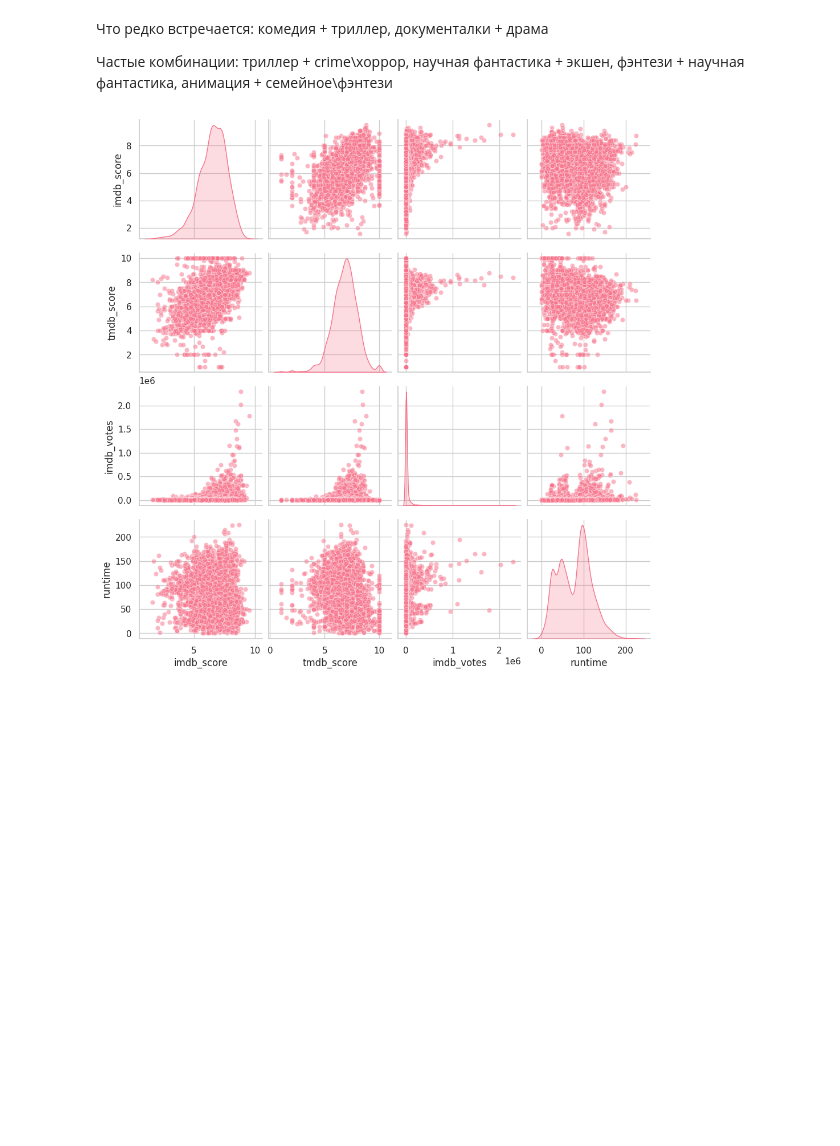
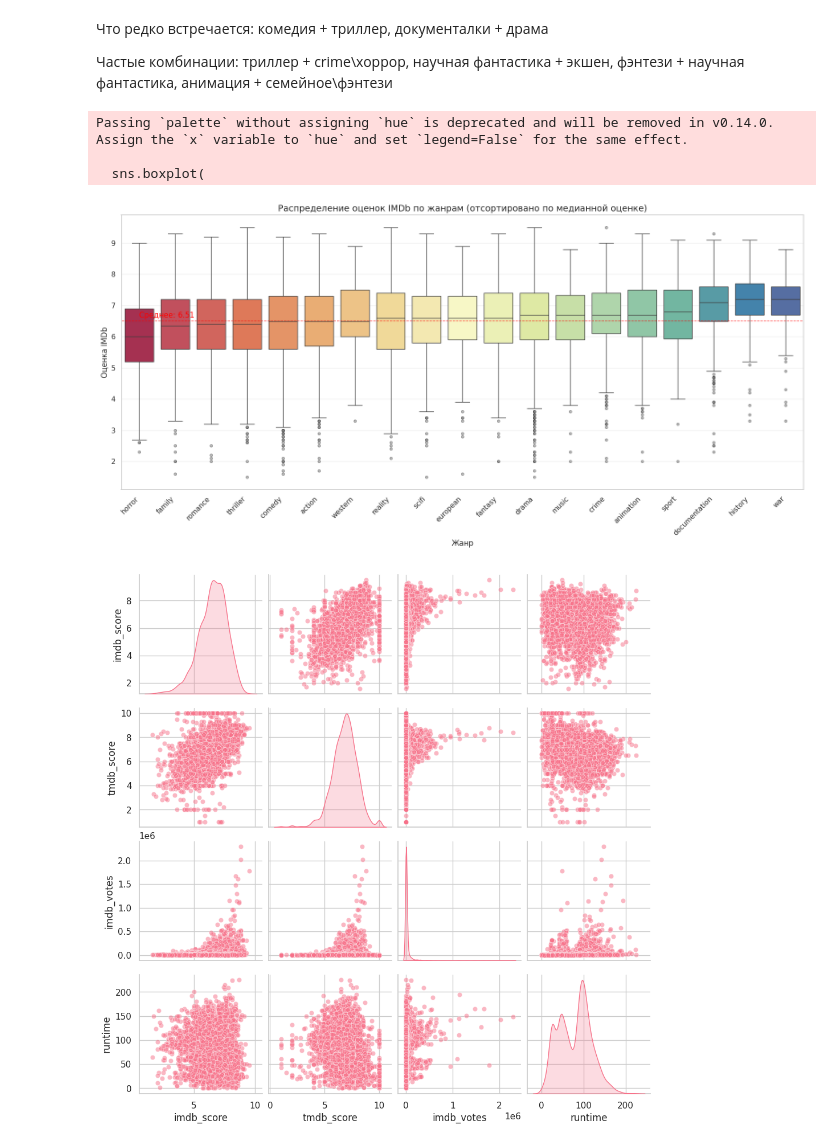
Before and after one commit to ZaichenkoNA/Stat_Prac, a Jupyter notebook: Proekt.ipynb, the cells around one changed output. Cells and saved outputs as stored; diff of their text form; code cells hidden in the pictures; blank space fills up the shorter version.

```diff
--- a/Proekt.ipynb
+++ b/Proekt.ipynb
@@ -553,6 +553,55 @@ Passing `palette` without assigning `hue` is deprecated and will be removed in v
 Что редко встречается: комедия + триллер, документалки + драма
 
 Частые комбинации: триллер + crime\хоррор, научная фантастика + экшен, фэнтези + научная фантастика, анимация + семейное\фэнтези
+# %%
+# Создаем список жанров, отсортированный по медианной оценке (по возрастанию)
+genres_sorted_by_median = titles_df.melt(
+    id_vars=['imdb_score'],
+    value_vars=[f'genre_{g}' for g in all_genres],
+    var_name='genre',
+    value_name='is_present'
+).query('is_present').groupby('genre')['imdb_score'].median().sort_values(ascending=True).index
+
+# Преобразуем данные в "длинный" формат для boxplot
+melted_df = titles_df.melt(
+    id_vars=['imdb_score'],
+    value_vars=[f'genre_{g}' for g in all_genres],
+    var_name='genre',
+    value_name='is_present'
+).query('is_present')
+
+# Убираем префикс 'genre_' для чистоты отображения
+melted_df['genre'] = melted_df['genre'].str.replace('genre_', '')
+
+plt.figure(figsize=(16, 8))
+sns.boxplot(
+    data=melted_df,
+    x='genre',
+    y='imdb_score',
+    order=genres_sorted_by_median.str.replace('genre_', ''),
+    palette='Spectral',
+    showfliers=True,  # Показываем выбросы
+    flierprops={'marker': 'o', 'markersize': 4, 'markerfacecolor': 'gray', 'alpha': 0.5}
+)
+
+plt.title('Распределение оценок IMDb по жанрам (отсортировано по медианной оценке)', fontsize=14)
+plt.ylabel('Оценка IMDb', fontsize=12)
+plt.xlabel('Жанр', fontsize=12)
+plt.xticks(rotation=45, ha='right')
+plt.grid(axis='y', alpha=0.3)
+
+# Добавляем горизонтальную линию для общего среднего
+mean_score = titles_df['imdb_score'].mean()
+plt.axhline(y=mean_score, color='red', linestyle='--', linewidth=1, alpha=0.7)
+plt.text(x=0, y=mean_score+0.1, s=f'Среднее: {mean_score:.2f}', color='red')
+
+plt.tight_layout()
+plt.show()
+# %% [output]
+Passing `palette` without assigning `hue` is deprecated and will be removed in v0.14.0. Assign the `x` variable to `hue` and set `legend=False` for the same effect.
+
+  sns.boxplot(
+[figure, added]
 # %%
 
 # Выбираем нужные числовые колонки
```
Also changed, not shown: parts of 4 cells of this notebook.
